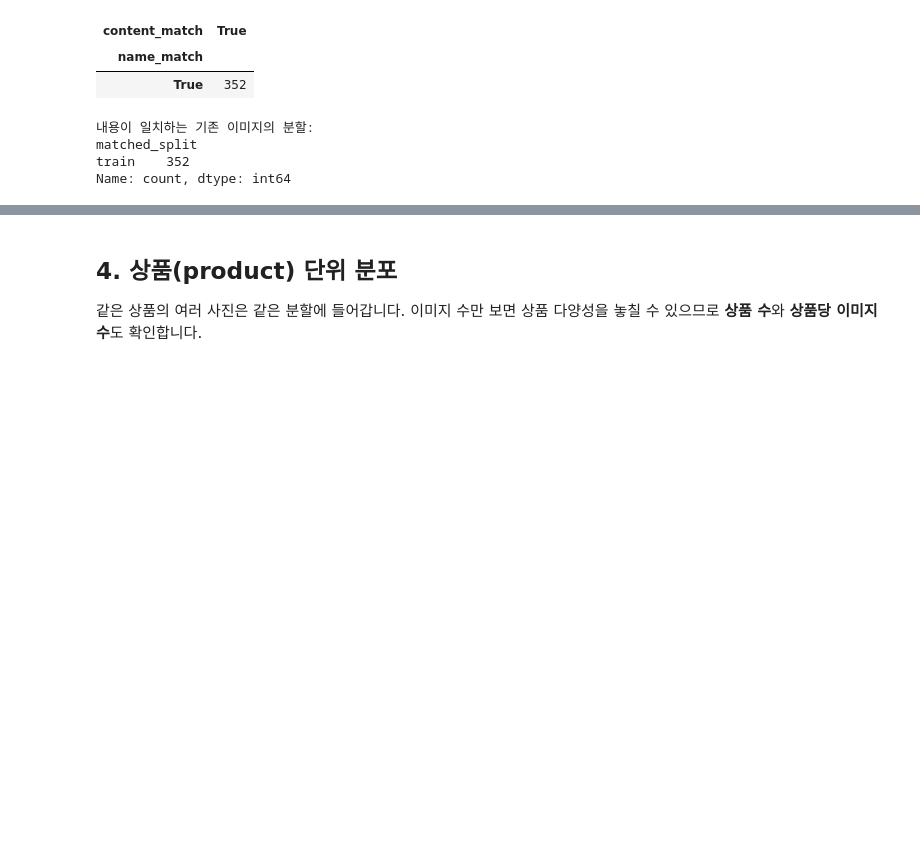
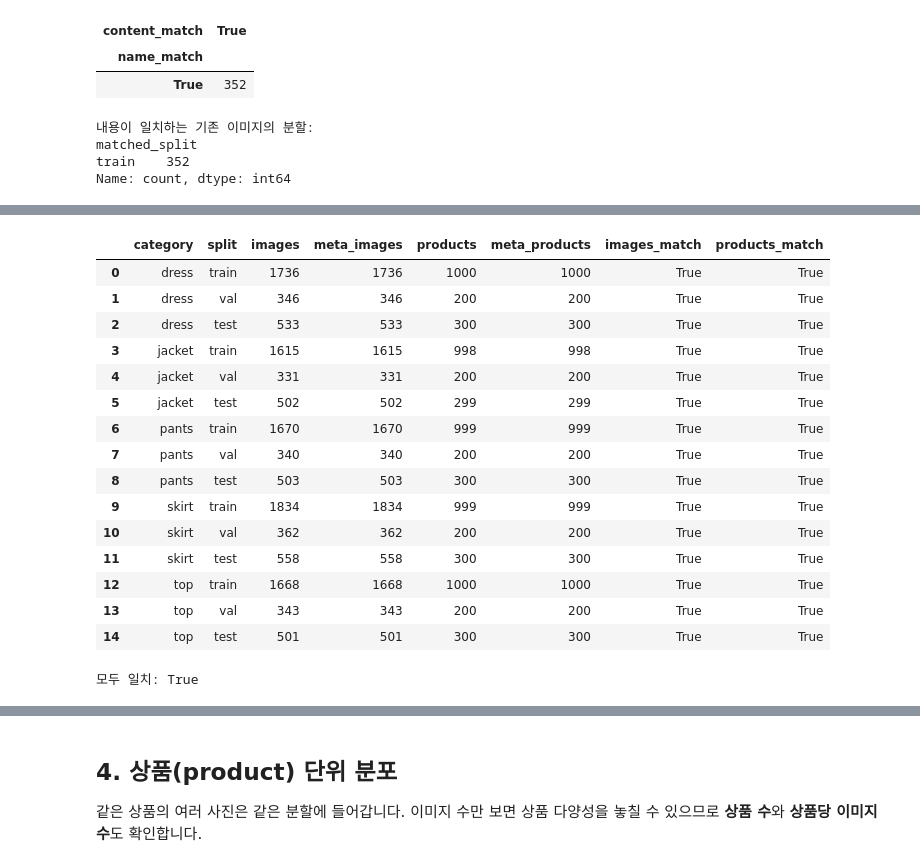
Before and after one commit to prohayo33/cv_project_2, a Jupyter notebook: 01_data_class_distribution.ipynb, the cells around one changed output, grey strips where cells are left out. Cells and saved outputs as stored; diff of their text form; code cells hidden in the pictures; blank space fills up the shorter version.

```diff
--- a/01_data_class_distribution.ipynb
+++ b/01_data_class_distribution.ipynb
@@ -386,0 +371,32 @@ plt.show()
+# %%
+# clas_counts.csv와 교차 검증
+from_meta = (meta.groupby(["category", "split"])
+                 .agg(meta_images=("image_id", "size"),
+                      meta_products=("product_id", "nunique"))
+                 .reset_index())
+
+check = class_counts.merge(from_meta, on=["category", "split"])
+check["images_match"] = check["images"] == check["meta_images"]
+check["products_match"] = check["products"] == check["meta_products"]
+
+display(check[["category", "split", "images", "meta_images", "products", "meta_products",
+               "images_match", "products_match"]])
+print("모두 일치:", check["images_match"].all() and check["products_match"].all())
+# %% [output]
+|  | category | split | images | meta_images | products | meta_products | images_match | products_match |
+| 0 | dress | train | 1736 | 1736 | 1000 | 1000 | True | True |
+| 1 | dress | val | 346 | 346 | 200 | 200 | True | True |
+| 2 | dress | test | 533 | 533 | 300 | 300 | True | True |
+| 3 | jacket | train | 1615 | 1615 | 998 | 998 | True | True |
+| 4 | jacket | val | 331 | 331 | 200 | 200 | True | True |
+| 5 | jacket | test | 502 | 502 | 299 | 299 | True | True |
+| 6 | pants | train | 1670 | 1670 | 999 | 999 | True | True |
+| 7 | pants | val | 340 | 340 | 200 | 200 | True | True |
+| 8 | pants | test | 503 | 503 | 300 | 300 | True | True |
+| 9 | skirt | train | 1834 | 1834 | 999 | 999 | True | True |
+| 10 | skirt | val | 362 | 362 | 200 | 200 | True | True |
+| 11 | skirt | test | 558 | 558 | 300 | 300 | True | True |
+| 12 | top | train | 1668 | 1668 | 1000 | 1000 | True | True |
+| 13 | top | val | 343 | 343 | 200 | 200 | True | True |
+| 14 | top | test | 501 | 501 | 300 | 300 | True | True |
+모두 일치: True
```
Also changed, not shown: parts of 7 cells of this notebook.
